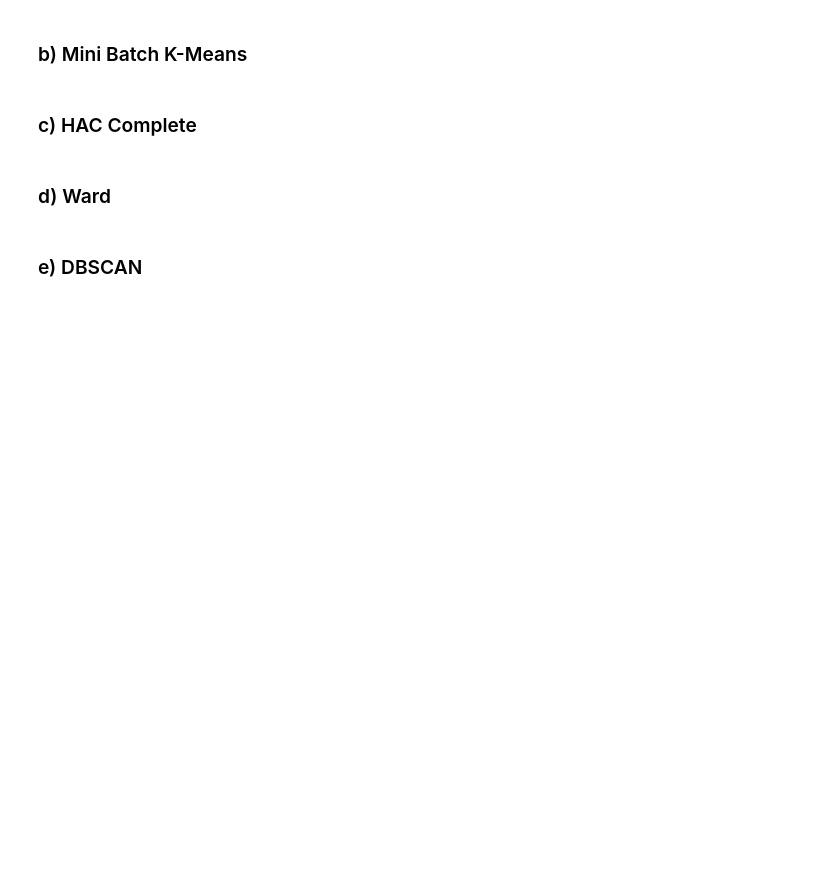
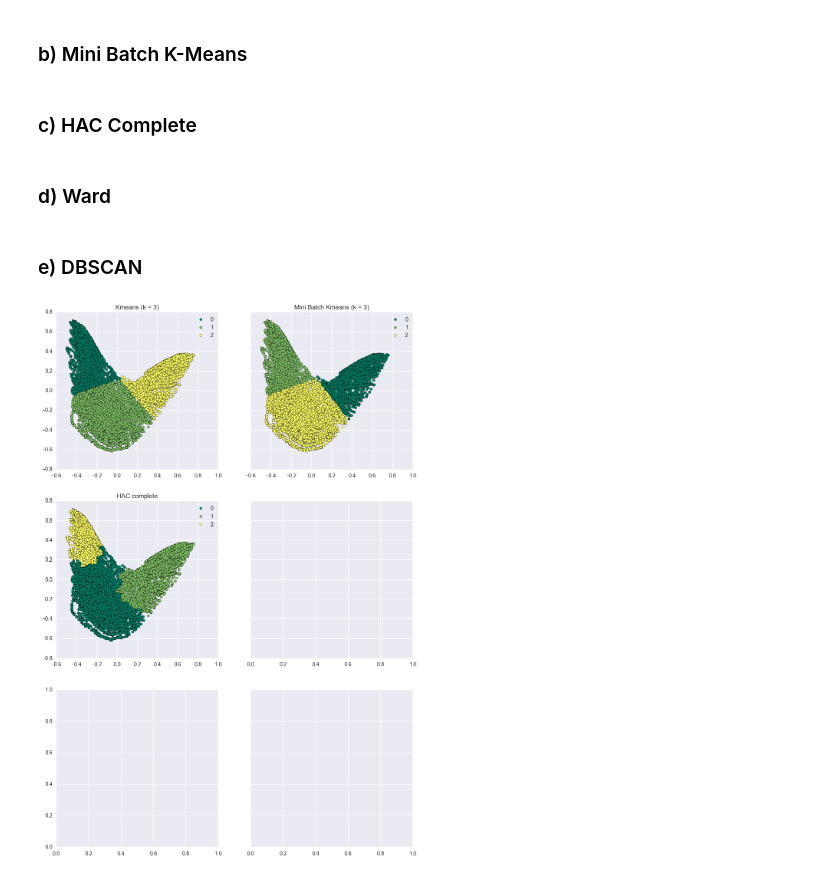
Before and after one commit to MatiasCS/Tarea1MD, a Jupyter notebook: Tarea1MD.ipynb, the cells around one changed output. Drawn from its saved outputs; the diff is of its cells as text; code cells hidden in the pictures; blank space fills up the shorter version.

```diff
--- a/Tarea1MD.ipynb
+++ b/Tarea1MD.ipynb
@@ -82,8 +124,37 @@ MemoryError:
+# %%
+kmeans = KMeans(n_clusters=3).fit(X_red)
 # %% [markdown]
 ### b)  Mini Batch K-Means
+# %%
+mbkmeans = MiniBatchKMeans(n_clusters=3).fit(X_red)
 # %% [markdown]
 ### c) HAC Complete
+# %%
+hac = HAC(n_clusters=3).fit(X_red)
 # %% [markdown]
 ### d) Ward
 # %% [markdown]
 ### e) DBSCAN
+# %%
+techniques = {"Kmeans (k = 3)":[0,0,kmeans.labels_],
+              "Mini Batch Kmeans (k = 3)":[0,1,mbkmeans.labels_],
+              "HAC complete":[1,0,hac.labels_]
+             }
+
+f, axarr = plt.subplots(3, 2,sharey='row',figsize=(12, 18))
+cmap = plt.cm.get_cmap('summer')
+
+for key, value in techniques.iteritems():
+    axarr[value[0],value[1]].set_title(key)
+    mclasses=(0,1,2)
+    mcolors = [cmap(i) for i in np.linspace(0,1,3)]
+    for lab, col in zip(mclasses,mcolors):
+        axarr[value[0],value[1]].scatter(X_red[value[2]==lab, 0],X_red[value[2]==lab, 1],
+                                         label=lab,c=col)
+        axarr[value[0],value[1]].legend(loc='upper right', fancybox=True)
+#TODO: add center in kmeans y mini batch
+    #for center in kmeans.cluster_centers_:
+        #plt.scatter(center[0],center[1],s = 60,color='black')
+plt.show()
+# %% [output]
+[figure, added]
```
Also changed, not shown: parts of 9 cells of this notebook.
